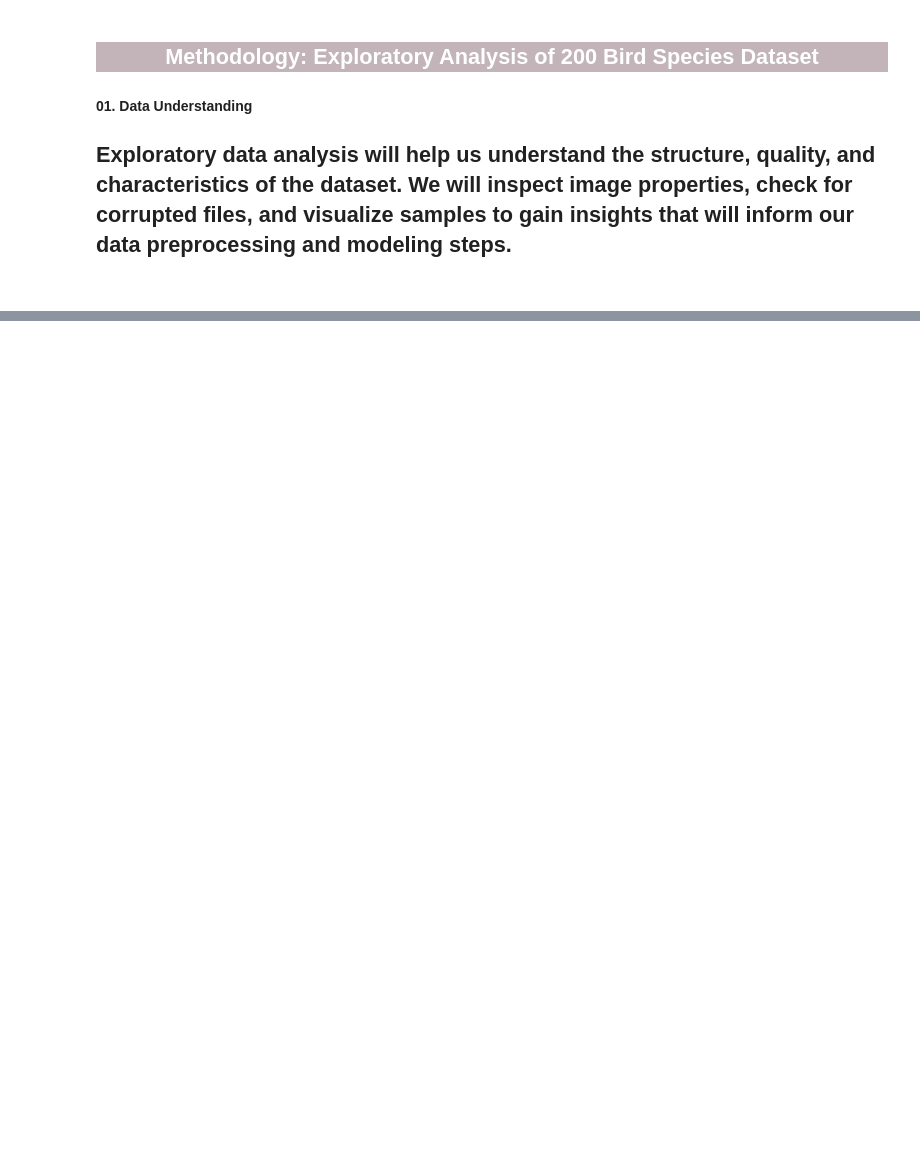
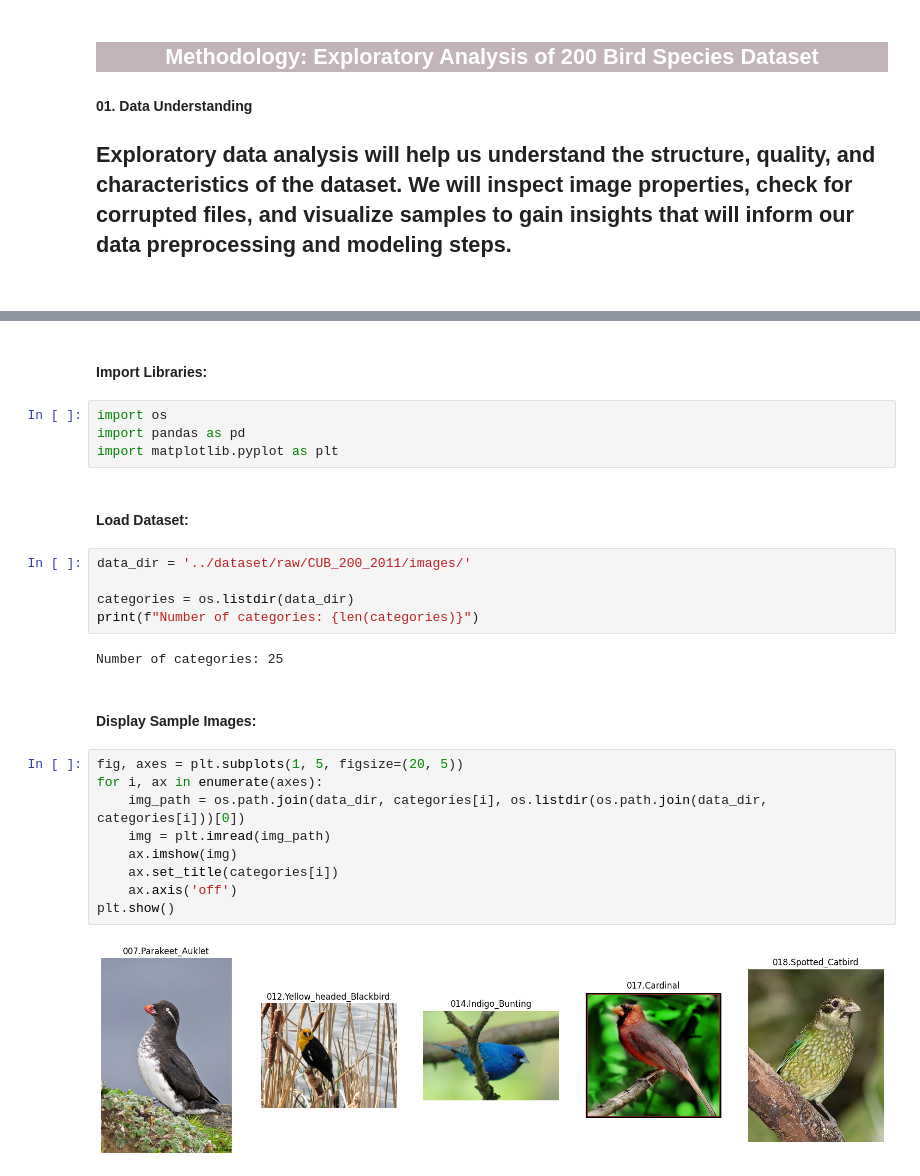
Before and after one commit to marina-moreira/mei-approf, a Jupyter notebook: CNN/notebooks/01_data_understanding.ipynb, the cells around one changed output, grey strips where cells are left out. Saved outputs shown, nothing was run; the diff lists cells and outputs as text; blank space fills up the shorter version.

```diff
--- a/CNN/notebooks/01_data_understanding.ipynb
+++ b/CNN/notebooks/01_data_understanding.ipynb
@@ -26,0 +15,28 @@ print(numeros)
+# %% [markdown]
+#### Import Libraries:
+# %%
+import os
+import pandas as pd
+import matplotlib.pyplot as plt
+# %% [markdown]
+#### Load Dataset:
+# %%
+data_dir = '../dataset/raw/CUB_200_2011/images/'
+
+categories = os.listdir(data_dir)
+print(f"Number of categories: {len(categories)}")
+# %% [output]
+Number of categories: 25
+# %% [markdown]
+#### Display Sample Images:
+# %%
+fig, axes = plt.subplots(1, 5, figsize=(20, 5))
+for i, ax in enumerate(axes):
+    img_path = os.path.join(data_dir, categories[i], os.listdir(os.path.join(data_dir, categories[i]))[0])
+    img = plt.imread(img_path)
+    ax.imshow(img)
+    ax.set_title(categories[i])
+    ax.axis('off')
+plt.show()
+# %% [output]
+[figure, added]
```
Also changed, not shown: parts of 3 cells of this notebook, 4 other files.
